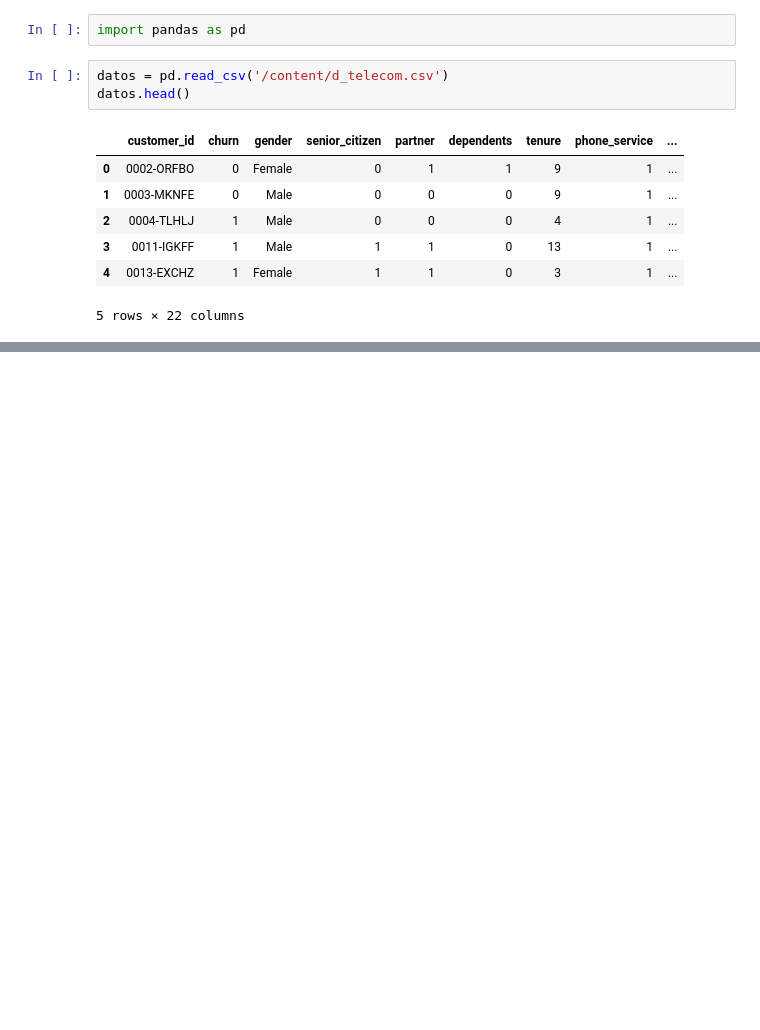
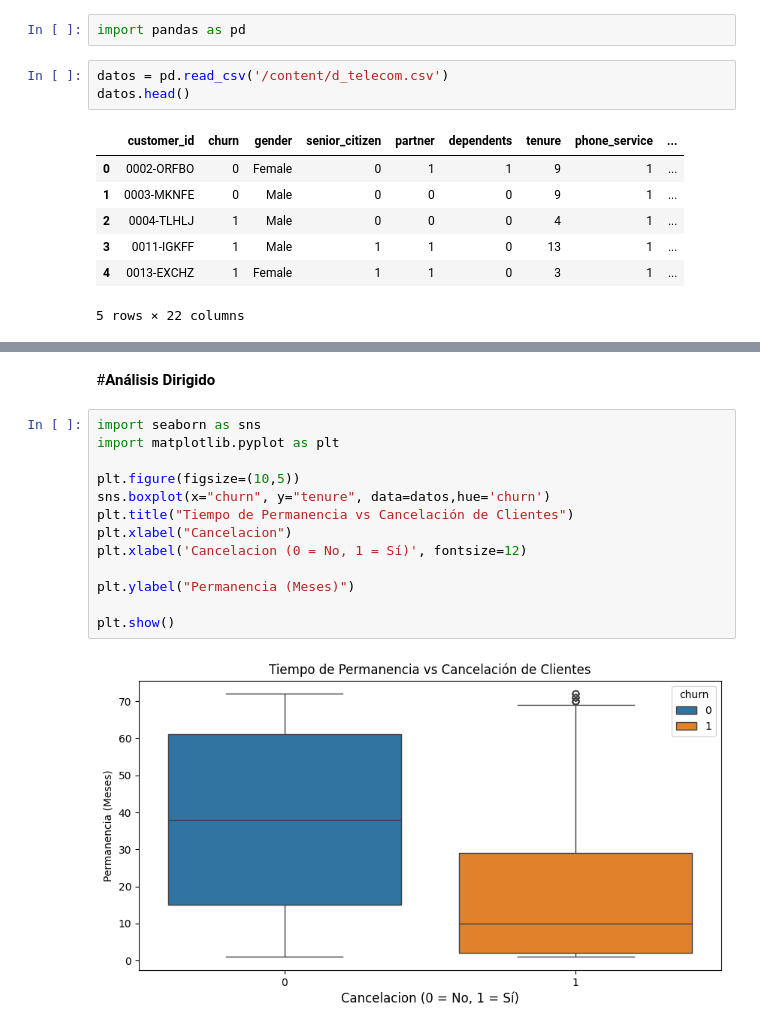
Before and after one commit to MCCoronel12/Challenge_Telecom_pt2, a Jupyter notebook: Challenge_TelecomX_part2.ipynb, the cells around one changed output, grey strips where cells are left out. Cells and saved outputs as stored; diff of their text form; blank space fills up the shorter version.

```diff
--- a/Challenge_TelecomX_part2.ipynb
+++ b/Challenge_TelecomX_part2.ipynb
@@ -18,0 +261,17 @@ datos.head()
+# %% [markdown]
+#**Análisis Dirigido**
+# %%
+import seaborn as sns
+import matplotlib.pyplot as plt
+
+plt.figure(figsize=(10,5))
+sns.boxplot(x="churn", y="tenure", data=datos,hue='churn')
+plt.title("Tiempo de Permanencia vs Cancelación de Clientes")
+plt.xlabel("Cancelacion")
+plt.xlabel('Cancelacion (0 = No, 1 = Sí)', fontsize=12)
+
+plt.ylabel("Permanencia (Meses)")
+
+plt.show()
+# %% [output]
+[figure, added]
```
Also changed, not shown: parts of 50 cells of this notebook.
